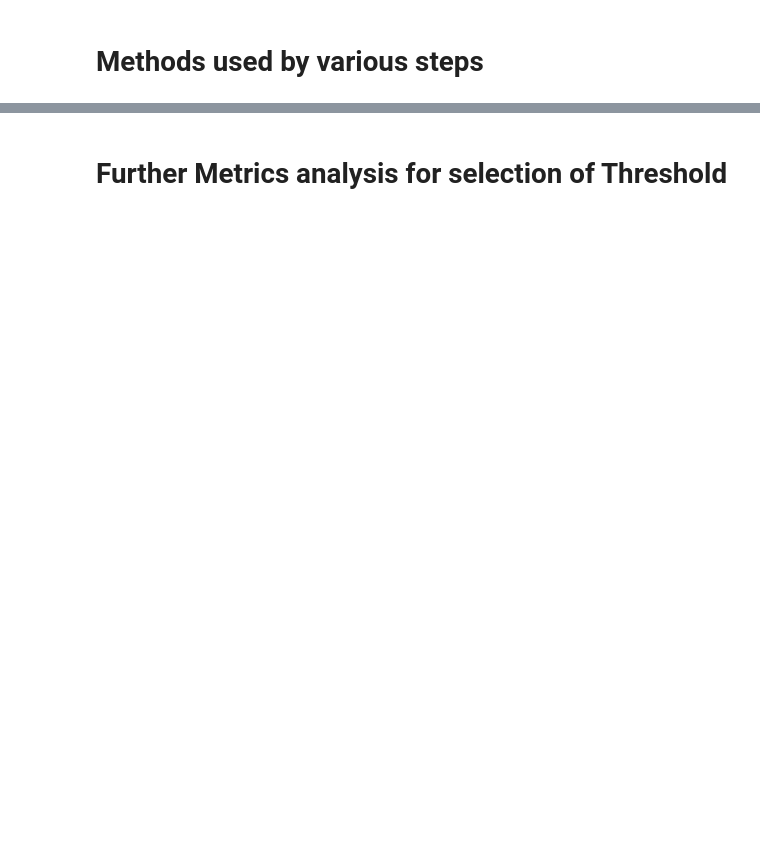
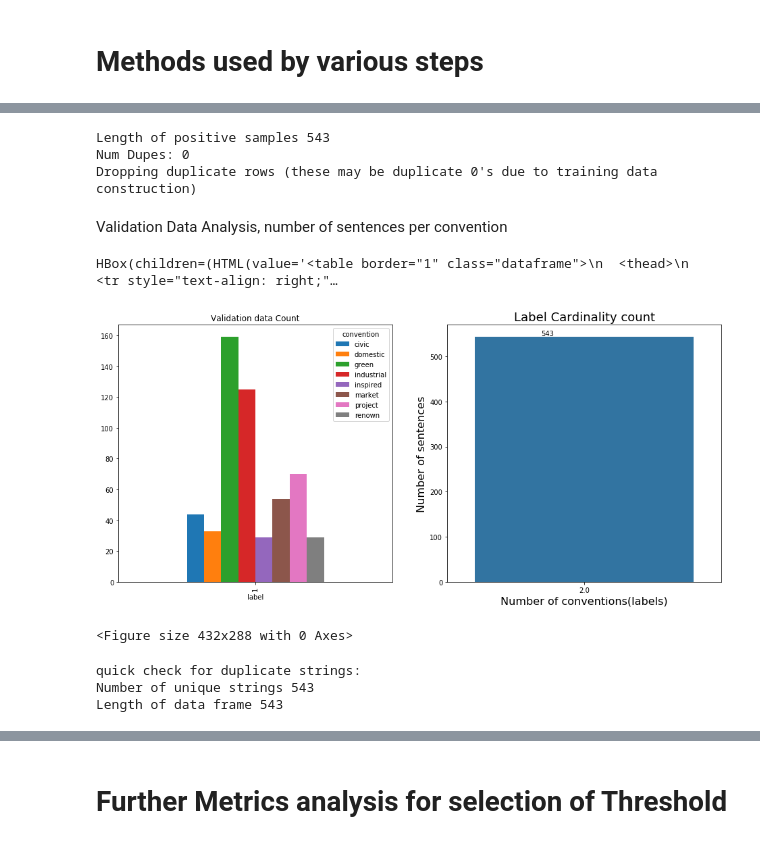
Before and after one commit to aideenf/AIVC, a Jupyter notebook: cp_wssc/Paper experiments.ipynb, the cells around one changed output, grey strips where cells are left out. Drawn from its saved outputs; the diff is of its cells as text; code cells hidden in the pictures; blank space fills up the shorter version.

```diff
--- a/cp_wssc/Paper experiments.ipynb
+++ b/cp_wssc/Paper experiments.ipynb
@@ -741,2 +810,30 @@ HBox(children=(HTML(value='<table border="1" class="dataframe">\n  <thead>\n
+# %%
+validation_data_pos_from_models, _ = process_validation_data(None,
+                                                             _DLModels,
+                                                             _DLData_val_x_txt_seq,
+                                                             _DLData_val_x_txt,
+                                                             _DLData_val_y,
+                                                             None,
+                                                             predict=False,
+                                                             pos_only=True)
+
+display_validation_data(validation_data_pos_from_models)
+# %% [output]
+Length of positive samples 543
+Num Dupes: 0
+Dropping duplicate rows (these may be duplicate 0's due to training data construction)
+Validation Data Analysis, number of sentences per convention
+HBox(children=(HTML(value='<table border="1" class="dataframe">\n  <thead>\n    <tr style="text-align: right;"…
+[figure, added]
+<Figure size 432x288 with 0 Axes>
+# %%
+print("quick check for duplicate strings:")
+print("Number of unique strings", len(
+    validation_data_pos_from_models['text'].unique()))
+print("Length of data frame", len(validation_data_pos_from_models.index))
+# %% [output]
+quick check for duplicate strings:
+Number of unique strings 543
+Length of data frame 543
 # %% [markdown]
 # Calibration of individual model confidence (Re-scaling operation) - The probability associated with the predicted class label should reflect its ground truth correctness likelihood. log-loss optimization
```
Also changed, not shown: parts of 71 cells of this notebook, 1 other file.
